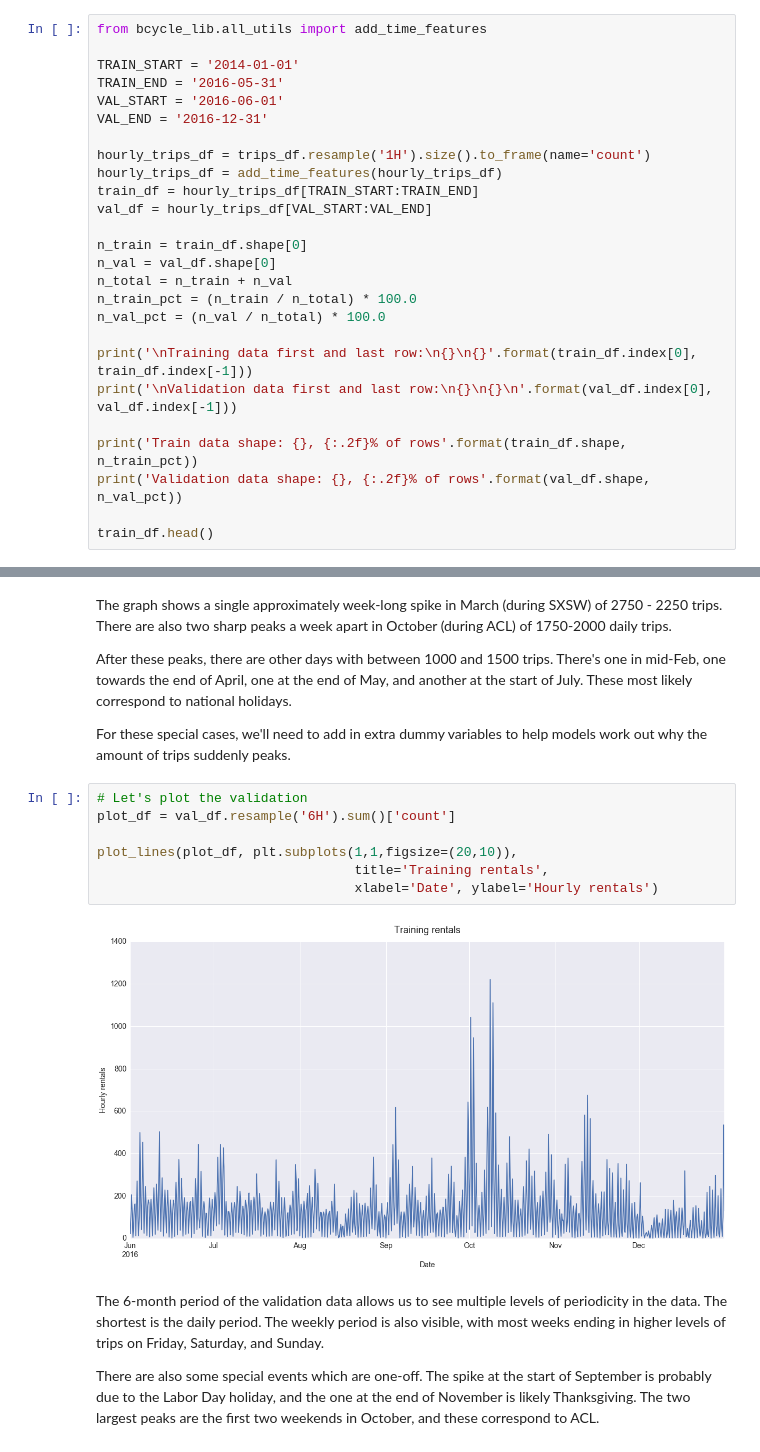
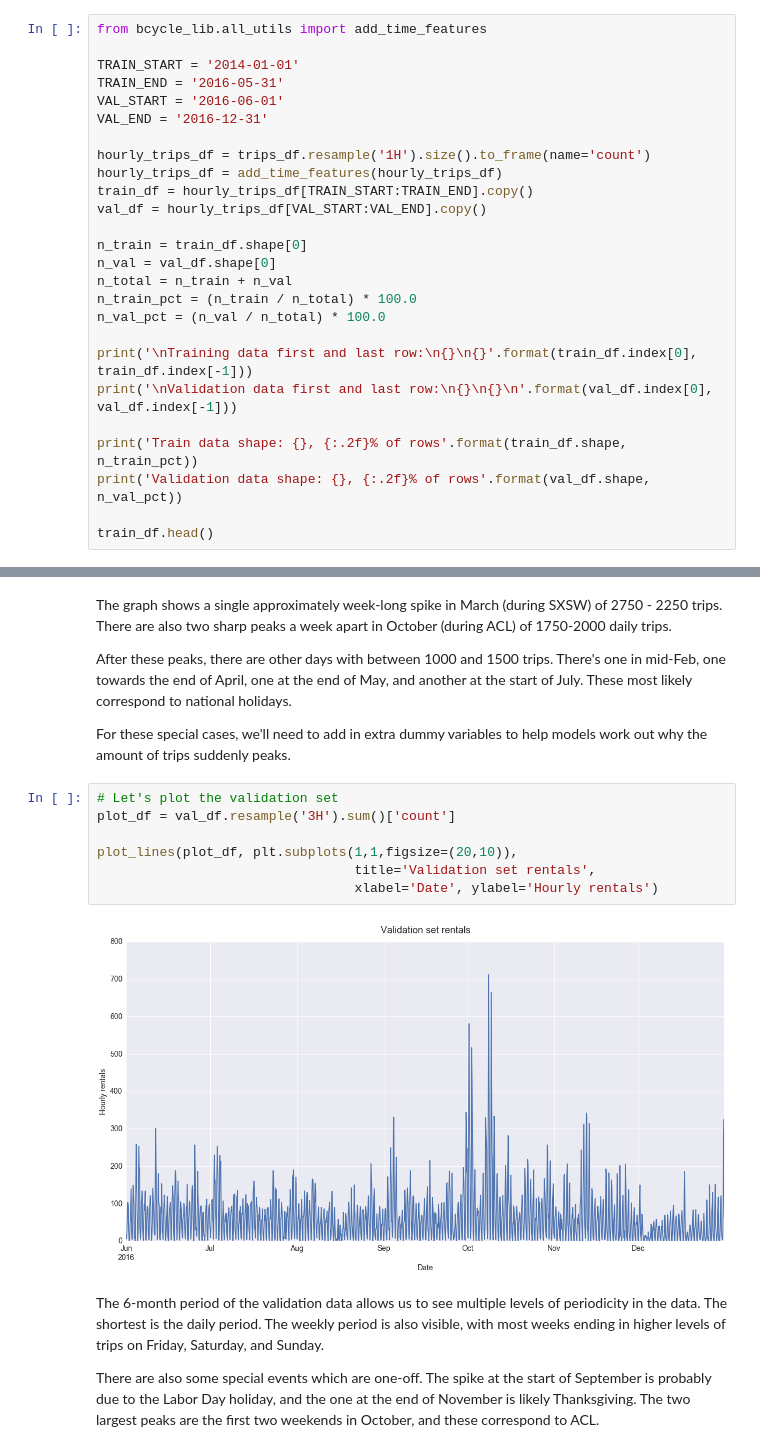
Before and after one commit to timgasser/bcycle-austin, a Jupyter notebook: notebooks/bcycle_all_data_models.ipynb, the cells around one changed output, grey strips where cells are left out. Drawn from its saved outputs; the diff is of its cells as text.

```diff
--- a/notebooks/bcycle_all_data_models.ipynb
+++ b/notebooks/bcycle_all_data_models.ipynb
@@ -224,8 +204,8 @@ VAL_END = '2016-12-31'
 
 hourly_trips_df = trips_df.resample('1H').size().to_frame(name='count')
 hourly_trips_df = add_time_features(hourly_trips_df)
-train_df = hourly_trips_df[TRAIN_START:TRAIN_END]
-val_df = hourly_trips_df[VAL_START:VAL_END]
+train_df = hourly_trips_df[TRAIN_START:TRAIN_END].copy()
+val_df = hourly_trips_df[VAL_START:VAL_END].copy()
 
 n_train = train_df.shape[0]
 n_val = val_df.shape[0]
@@ -279,14 +259,14 @@ After these peaks, there are other days with between 1000 and 1500 trips. There'
 
 For these special cases, we'll need to add in extra dummy variables to help models work out why the amount of trips suddenly peaks.
 # %%
-# Let's plot the validation
-plot_df = val_df.resample('6H').sum()['count']
+# Let's plot the validation set
+plot_df = val_df.resample('3H').sum()['count']
 
 plot_lines(plot_df, plt.subplots(1,1,figsize=(20,10)),
-                                 title='Training rentals',
+                                 title='Validation set rentals',
                                  xlabel='Date', ylabel='Hourly rentals')
 # %% [output]
-[figure, old version]
+[figure, new version]
 # %% [markdown]
 The 6-month period of the validation data allows us to see multiple levels of periodicity in the data. The shortest is the daily period. The weekly period is also visible, with most weeks ending in higher levels of trips on Friday, Saturday, and Sunday.
 
```
Also changed, not shown: parts of 27 cells of this notebook.
